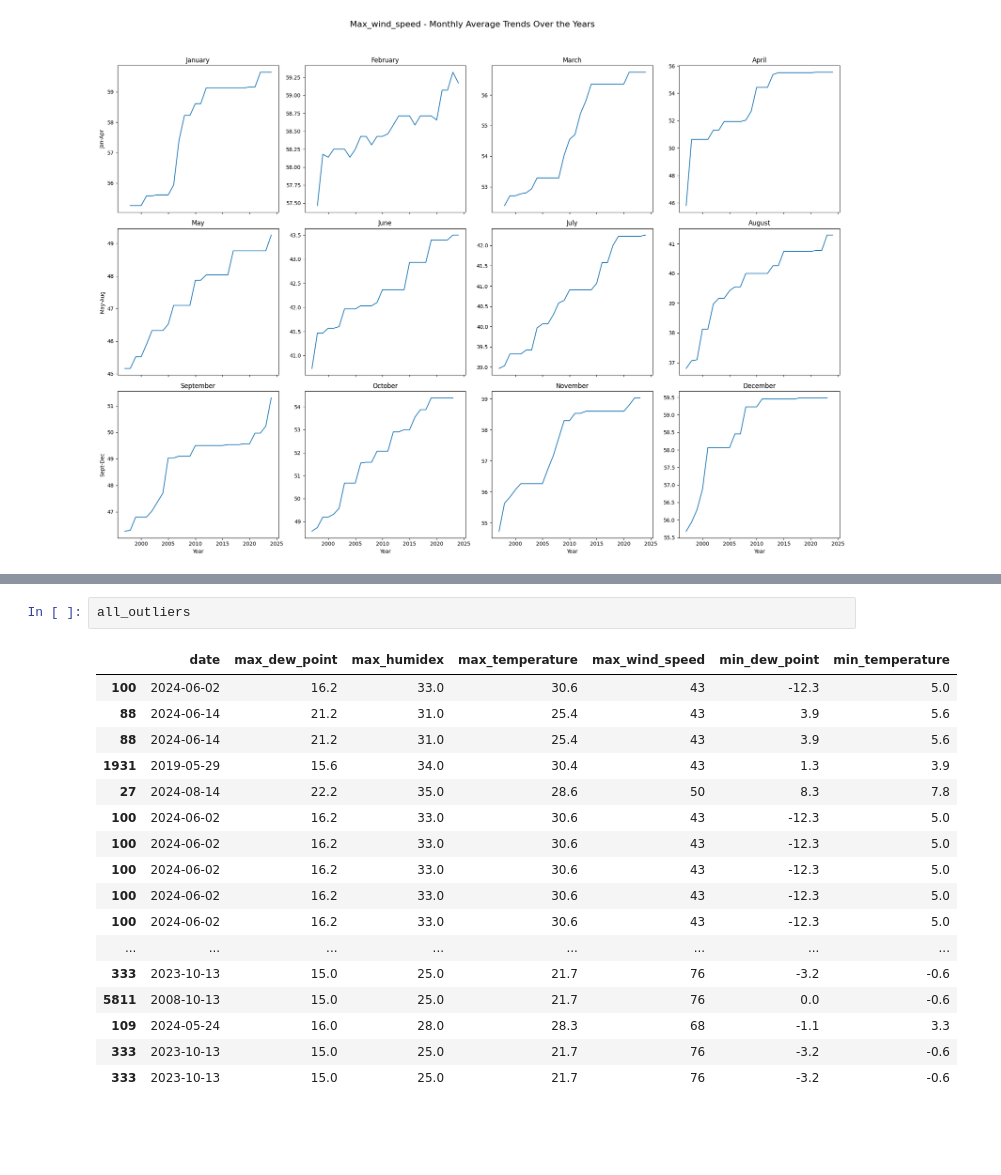
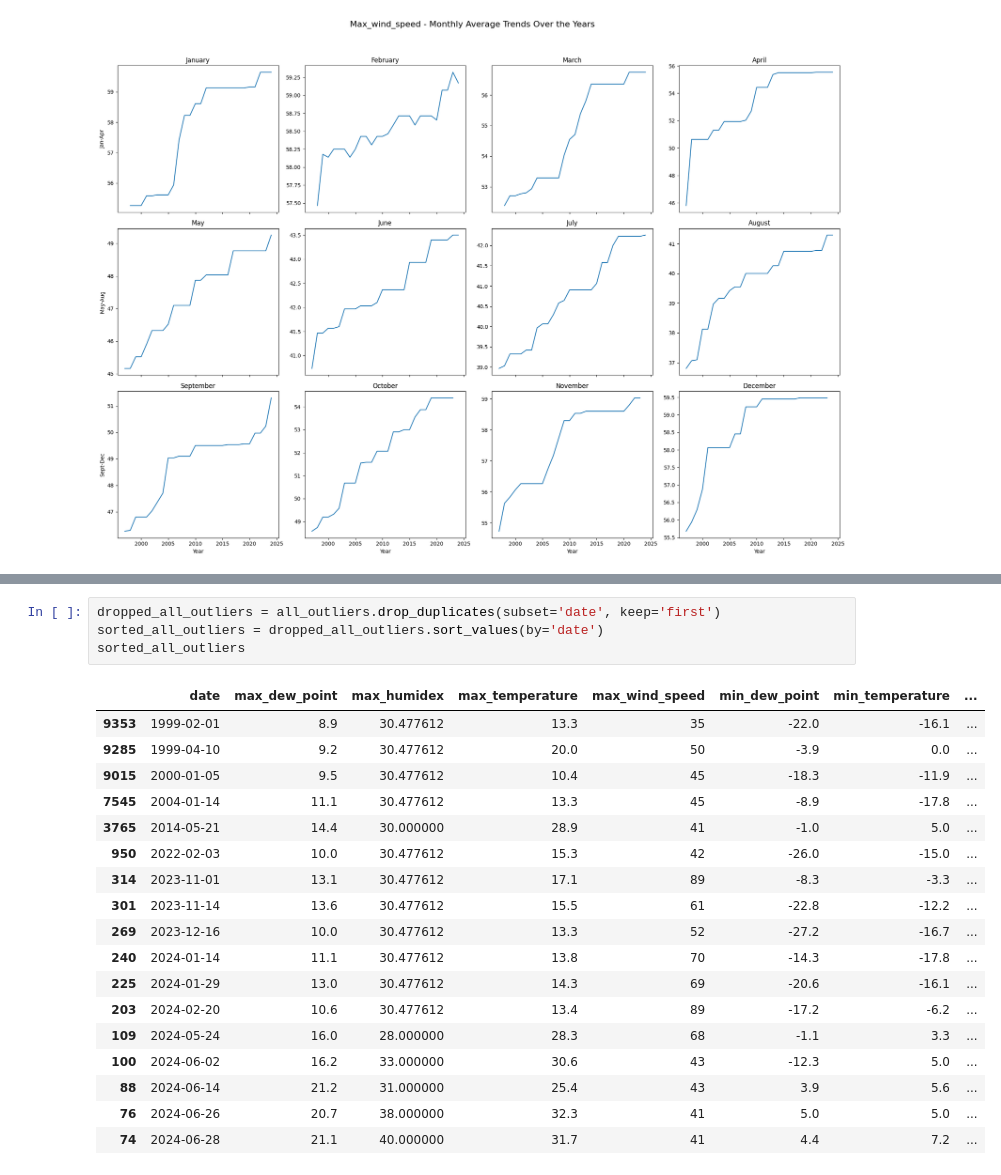
Before and after one commit to King7D/econ323-project, a Jupyter notebook: project.ipynb, the cells around one changed output, grey strips where cells are left out. Saved outputs shown, nothing was run; the diff lists cells and outputs as text; blank space fills up the shorter version.

```diff
--- a/project.ipynb
+++ b/project.ipynb
@@ -172,20 +193,23 @@ plt.show()
-# %%
-all_outliers
-# %% [output]
-|  | date | max_dew_point | max_humidex | max_temperature | max_wind_speed | min_dew_point | min_temperature |
-| 100 | 2024-06-02 | 16.2 | 33.0 | 30.6 | 43 | -12.3 | 5.0 |
-| 88 | 2024-06-14 | 21.2 | 31.0 | 25.4 | 43 | 3.9 | 5.6 |
-| 88 | 2024-06-14 | 21.2 | 31.0 | 25.4 | 43 | 3.9 | 5.6 |
-| 1931 | 2019-05-29 | 15.6 | 34.0 | 30.4 | 43 | 1.3 | 3.9 |
-| 27 | 2024-08-14 | 22.2 | 35.0 | 28.6 | 50 | 8.3 | 7.8 |
-| 100 | 2024-06-02 | 16.2 | 33.0 | 30.6 | 43 | -12.3 | 5.0 |
-| 100 | 2024-06-02 | 16.2 | 33.0 | 30.6 | 43 | -12.3 | 5.0 |
-| 100 | 2024-06-02 | 16.2 | 33.0 | 30.6 | 43 | -12.3 | 5.0 |
-| 100 | 2024-06-02 | 16.2 | 33.0 | 30.6 | 43 | -12.3 | 5.0 |
-| 100 | 2024-06-02 | 16.2 | 33.0 | 30.6 | 43 | -12.3 | 5.0 |
-| ... | ... | ... | ... | ... | ... | ... | ... |
-| 333 | 2023-10-13 | 15.0 | 25.0 | 21.7 | 76 | -3.2 | -0.6 |
-| 5811 | 2008-10-13 | 15.0 | 25.0 | 21.7 | 76 | 0.0 | -0.6 |
-| 109 | 2024-05-24 | 16.0 | 28.0 | 28.3 | 68 | -1.1 | 3.3 |
-| 333 | 2023-10-13 | 15.0 | 25.0 | 21.7 | 76 | -3.2 | -0.6 |
-| 333 | 2023-10-13 | 15.0 | 25.0 | 21.7 | 76 | -3.2 | -0.6 |
+# %%
+dropped_all_outliers = all_outliers.drop_duplicates(subset='date', keep='first')
+sorted_all_outliers = dropped_all_outliers.sort_values(by='date')
+sorted_all_outliers
+# %% [output]
+|  | date | max_dew_point | max_humidex | max_temperature | max_wind_speed | min_dew_point | min_temperature | ... |
+| 9353 | 1999-02-01 | 8.9 | 30.477612 | 13.3 | 35 | -22.0 | -16.1 | ... |
+| 9285 | 1999-04-10 | 9.2 | 30.477612 | 20.0 | 50 | -3.9 | 0.0 | ... |
+| 9015 | 2000-01-05 | 9.5 | 30.477612 | 10.4 | 45 | -18.3 | -11.9 | ... |
+| 7545 | 2004-01-14 | 11.1 | 30.477612 | 13.3 | 45 | -8.9 | -17.8 | ... |
+| 3765 | 2014-05-21 | 14.4 | 30.000000 | 28.9 | 41 | -1.0 | 5.0 | ... |
+| 950 | 2022-02-03 | 10.0 | 30.477612 | 15.3 | 42 | -26.0 | -15.0 | ... |
+| 314 | 2023-11-01 | 13.1 | 30.477612 | 17.1 | 89 | -8.3 | -3.3 | ... |
+| 301 | 2023-11-14 | 13.6 | 30.477612 | 15.5 | 61 | -22.8 | -12.2 | ... |
+| 269 | 2023-12-16 | 10.0 | 30.477612 | 13.3 | 52 | -27.2 | -16.7 | ... |
+| 240 | 2024-01-14 | 11.1 | 30.477612 | 13.8 | 70 | -14.3 | -17.8 | ... |
+| 225 | 2024-01-29 | 13.0 | 30.477612 | 14.3 | 69 | -20.6 | -16.1 | ... |
+| 203 | 2024-02-20 | 10.6 | 30.477612 | 13.4 | 89 | -17.2 | -6.2 | ... |
+| 109 | 2024-05-24 | 16.0 | 28.000000 | 28.3 | 68 | -1.1 | 3.3 | ... |
+| 100 | 2024-06-02 | 16.2 | 33.000000 | 30.6 | 43 | -12.3 | 5.0 | ... |
+| 88 | 2024-06-14 | 21.2 | 31.000000 | 25.4 | 43 | 3.9 | 5.6 | ... |
+| 76 | 2024-06-26 | 20.7 | 38.000000 | 32.3 | 41 | 5.0 | 5.0 | ... |
+| 74 | 2024-06-28 | 21.1 | 40.000000 | 31.7 | 41 | 4.4 | 7.2 | ... |
```
Also changed, not shown: parts of 8 cells of this notebook.
